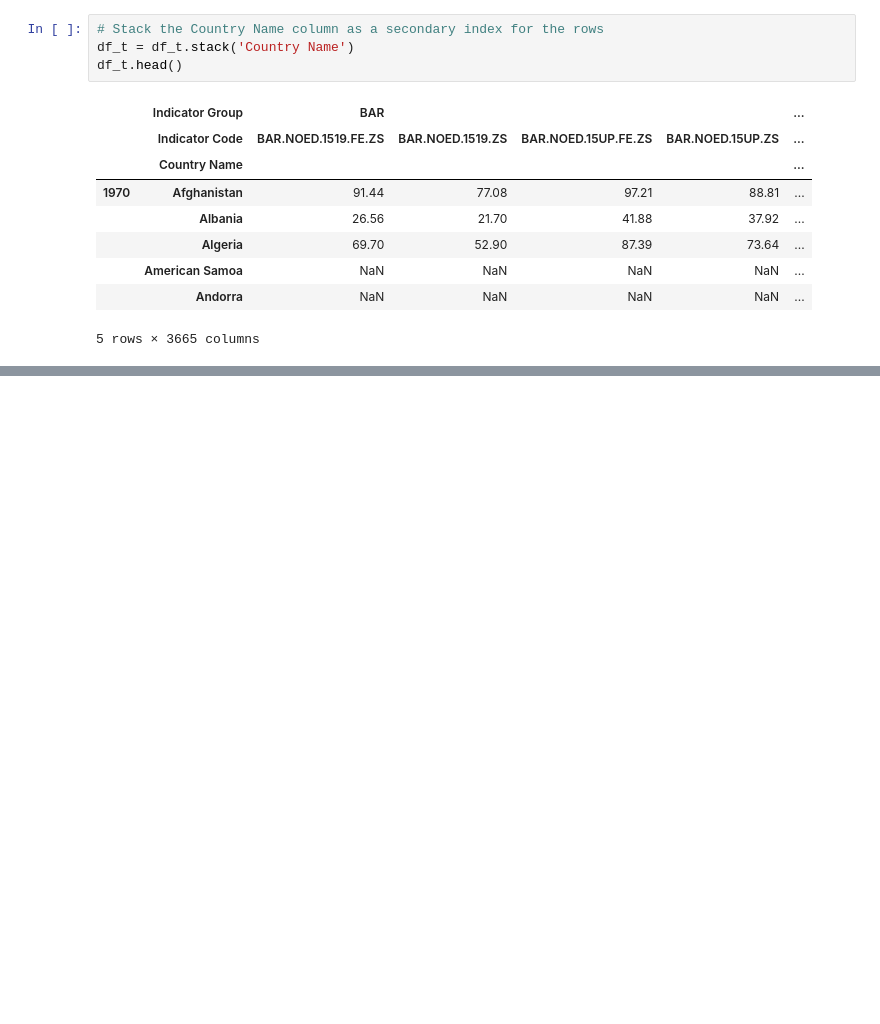
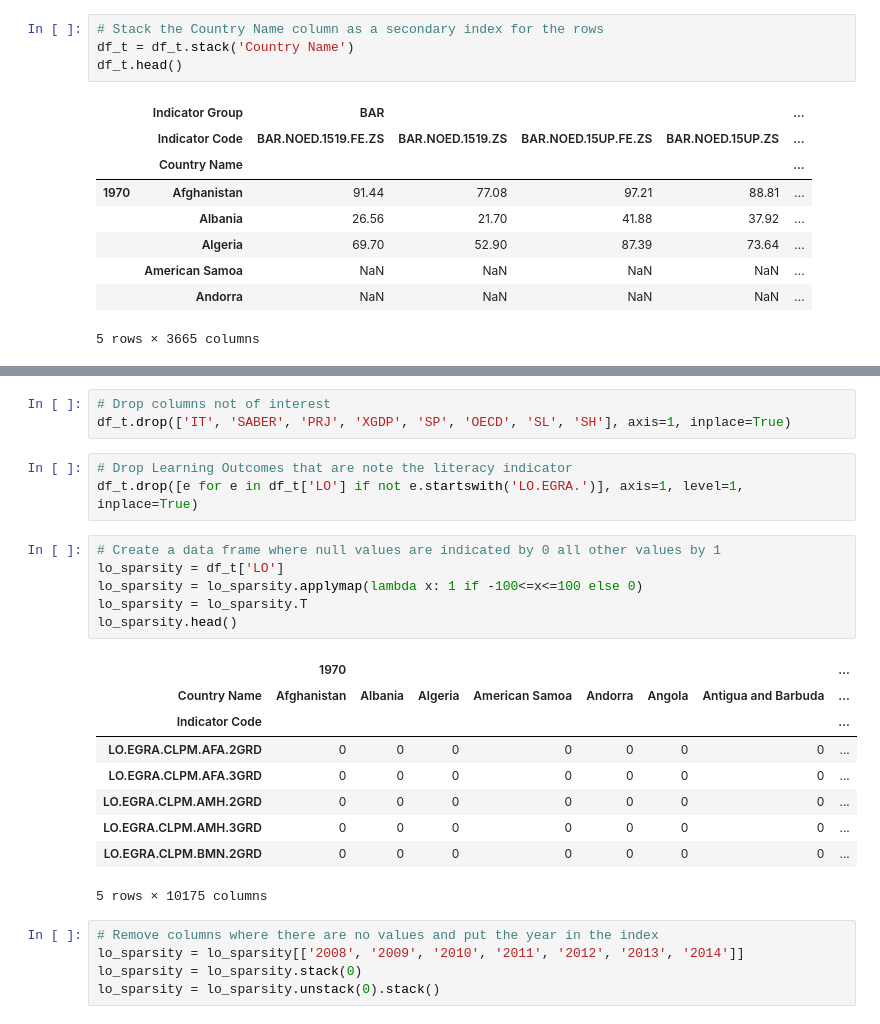
Before and after one commit to tjeffkessler/thinkful_dsflex, a Jupyter notebook: Ed Stats Model.ipynb, the cells around one changed output, grey strips where cells are left out. Saved outputs shown, nothing was run; the diff lists cells and outputs as text; blank space fills up the shorter version.

```diff
--- a/Ed Stats Model.ipynb
+++ b/Ed Stats Model.ipynb
@@ -133,0 +191,27 @@ SP Null Percentage: 0.466671
+# %%
+# Drop columns not of interest
+df_t.drop(['IT', 'SABER', 'PRJ', 'XGDP', 'SP', 'OECD', 'SL', 'SH'], axis=1, inplace=True)
+# %%
+# Drop Learning Outcomes that are note the literacy indicator
+df_t.drop([e for e in df_t['LO'] if not e.startswith('LO.EGRA.')], axis=1, level=1, inplace=True)
+# %%
+# Create a data frame where null values are indicated by 0 all other values by 1
+lo_sparsity = df_t['LO']
+lo_sparsity = lo_sparsity.applymap(lambda x: 1 if -100<=x<=100 else 0)
+lo_sparsity = lo_sparsity.T
+lo_sparsity.head()
+# %% [output]
+|  | 1970 |  |  |  |  |  |  | ... |
+| Country Name | Afghanistan | Albania | Algeria | American Samoa | Andorra | Angola | Antigua and Barbuda | ... |
+| Indicator Code |  |  |  |  |  |  |  | ... |
+| LO.EGRA.CLPM.AFA.2GRD | 0 | 0 | 0 | 0 | 0 | 0 | 0 | ... |
+| LO.EGRA.CLPM.AFA.3GRD | 0 | 0 | 0 | 0 | 0 | 0 | 0 | ... |
+| LO.EGRA.CLPM.AMH.2GRD | 0 | 0 | 0 | 0 | 0 | 0 | 0 | ... |
+| LO.EGRA.CLPM.AMH.3GRD | 0 | 0 | 0 | 0 | 0 | 0 | 0 | ... |
+| LO.EGRA.CLPM.BMN.2GRD | 0 | 0 | 0 | 0 | 0 | 0 | 0 | ... |
+5 rows × 10175 columns
+# %%
+# Remove columns where there are no values and put the year in the index
+lo_sparsity = lo_sparsity[['2008', '2009', '2010', '2011', '2012', '2013', '2014']]
+lo_sparsity = lo_sparsity.stack(0)
+lo_sparsity = lo_sparsity.unstack(0).stack()
```
Also changed, not shown: parts of 17 cells of this notebook.
